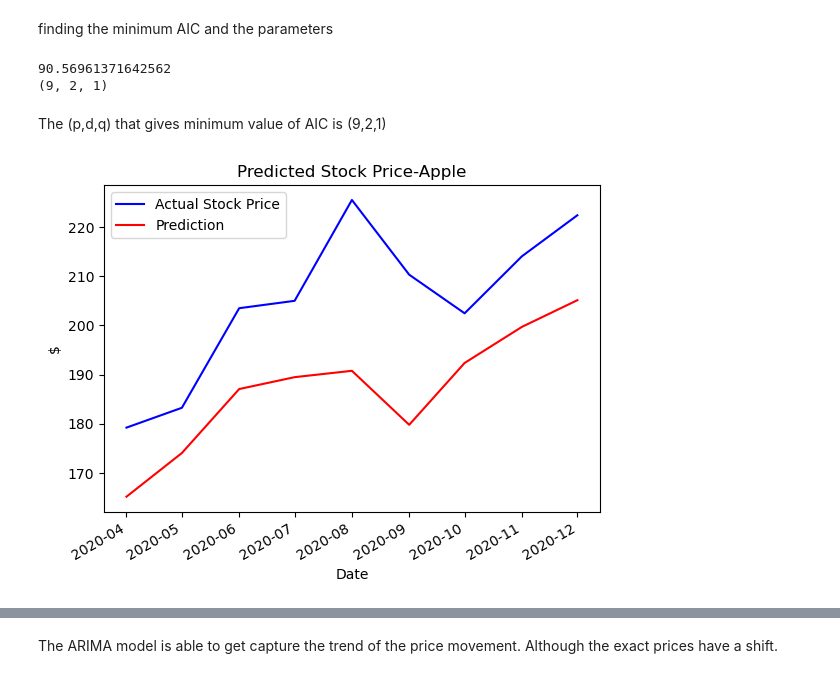
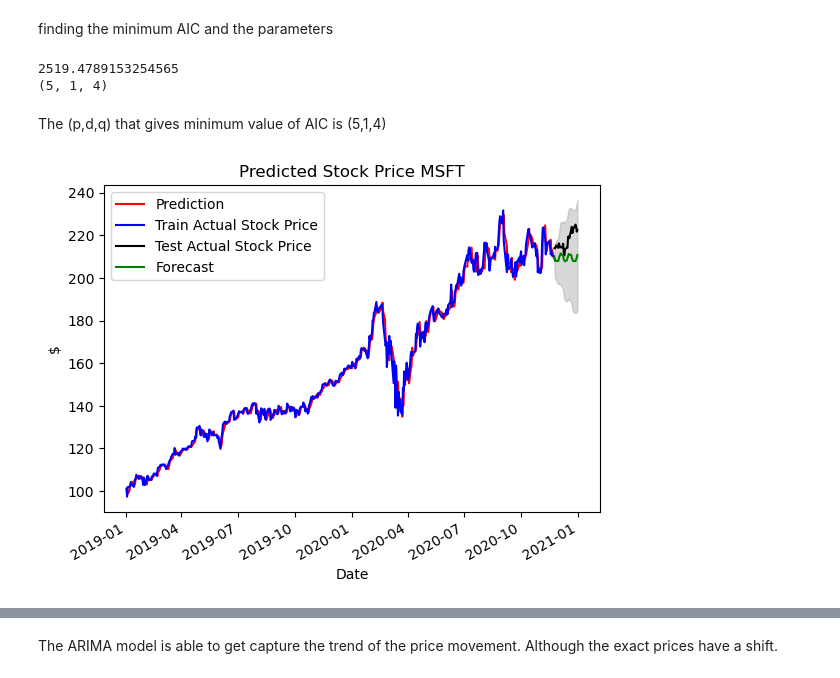
Before and after one commit to ansingh16/risk-management, a Jupyter notebook: Time_series_analysis.ipynb, the cells around one changed output, grey strips where cells are left out. Saved outputs shown, nothing was run; the diff lists cells and outputs as text; code cells hidden in the pictures.

Commit message:
ARIMA tested

```diff
--- a/Time_series_analysis.ipynb
+++ b/Time_series_analysis.ipynb
@@ -223,6 +223,7 @@ import pandas as pd
 import pandas_datareader.data as pdr
 import statsmodels.api as sm
 import matplotlib.pyplot as plt
+from statsmodels.tsa.stattools import adfuller
 
 yfin.pdr_override()
 
@@ -235,11 +236,12 @@ start_date = '2019-1-1'
 end_date = '2021-1-1'
 
 # get the data with 1d interval
-stocks = pdr.get_data_yahoo(ticker, start_date, end_date,interval='1mo').Close
+stocks = pdr.get_data_yahoo(ticker, start_date, end_date,interval='1d').Close
 stocks.dropna(inplace=True)
 
+returns = stocks.pct_change()
 # split the data into train and test
-split = int(len(stocks.values) * 0.66)
+split = int(len(stocks.values) * 0.95)
 
 ticker_train = stocks.iloc[:split]
 ticker_test = stocks.iloc[split:]
@@ -258,9 +282,9 @@ Where:
 # %%
 
 # setup the parameter ranges to explore
-p =range(0, 10)
-q = range(0, 10)
-d = range(0, 3)
+p =range(0, 6)
+q = range(0, 6)
+d = [1]
 
 # get combinations of parameters in a list
 pdq = list(itertools.product(p, d, q))
@@ -283,31 +307,41 @@ finding the minimum AIC and the parameters
 print(arima_results_ticker.where(arima_results_ticker.T.notnull().all()).min()[0])
 print(pdq[arima_results_ticker['AIC'].idxmin()])
 # %% [output]
-90.56961371642562
-(9, 2, 1)
+2519.4789153254565
+(5, 1, 4)
 # %% [markdown]
-The (p,d,q) that gives minimum value of AIC is (9,2,1)
+The (p,d,q) that gives minimum value of AIC is (5,1,4)
 # %%
 arima_ticker = ARIMA(ticker_train, order=pdq[arima_results_ticker['AIC'].idxmin()])
 arima_fitted_ticker = arima_ticker.fit()
 # %%
 # ARIMA predictions
-arima_predictions_ticker = arima_fitted_ticker.predict(start=len(ticker_train.values),end=len(ticker_train.values)+len(ticker_test.values)-1,dynamic=False)
+arima_predictions_ticker = arima_fitted_ticker.predict(start=0,end=len(ticker_train.values)-1,dynamic=False)
 
 # convert to DataFrame
 arima_predictions_ticker = pd.DataFrame(arima_predictions_ticker)
-arima_predictions_ticker.index = ticker_test.index
+arima_predictions_ticker.index = ticker_train.index
+# %%
+
+forecast = arima_fitted_ticker.get_forecast(steps=len(ticker_test.values), alpha=0.05)  # n is the number of forecast periods, alpha is the confidence level
+
+forecast.predicted_mean.index = ticker_test.index
 # %%
 # plot the predictions
 
 fig, ax = plt.subplots()
-ax.plot(ticker_test, label='Actual Stock Price', c='b')
-ax.plot(arima_predictions_ticker, c='r', label="Prediction")
-ax.set_title('Predicted Stock Price-Apple')
+
+ax.plot(arima_predictions_ticker[1:], c='r', label="Prediction")
+ax.plot(ticker_train, label='Train Actual Stock Price', c='b')
+ax.plot(ticker_test, label='Test Actual Stock Price', c='k')
+ax.plot(ticker_test.index,forecast.predicted_mean, label="Forecast", color="g")
+ax.fill_between(ticker_test.index, forecast.conf_int()['lower Close'], forecast.conf_int()['upper Close'], color="grey", alpha=0.3)
+
+ax.set_title(f'Predicted Stock Price {ticker}')
 ax.legend(loc='best')
 ax.set(xlabel='Date', ylabel='$')
 plt.gcf().autofmt_xdate()
 
 plt.show()
 # %% [output]
-[figure, old version]
+[figure, new version]
```
Also changed, not shown: parts of 11 cells of this notebook.
